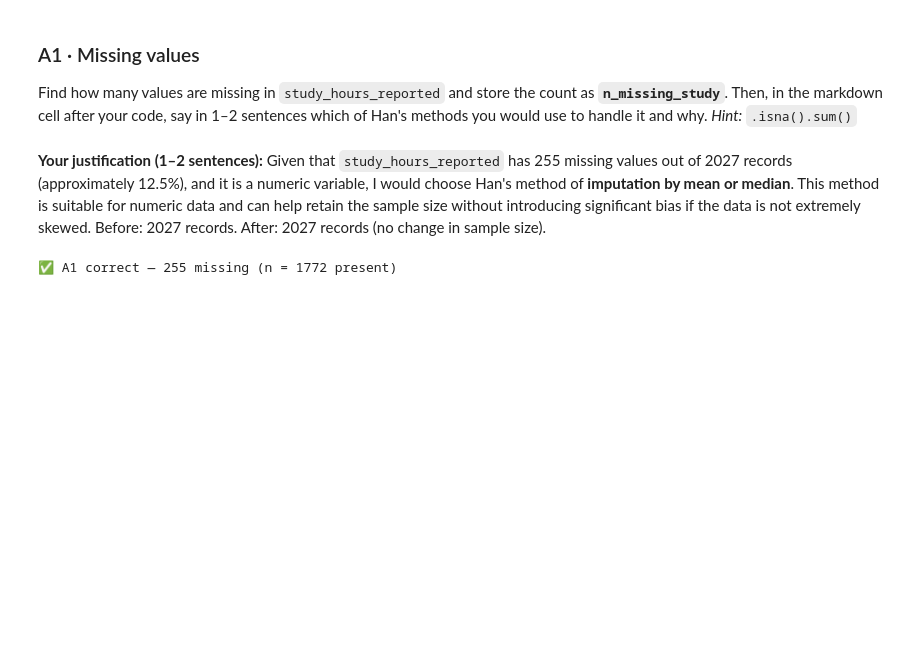
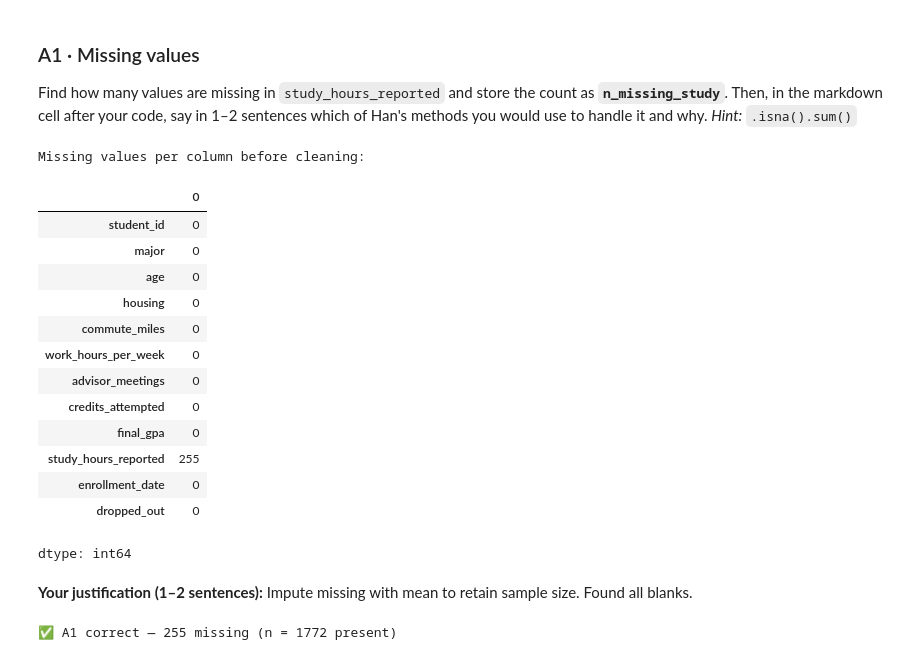
Before and after one commit to trevqxs/Trevor_INFO4670_Fall2026, a Jupyter notebook: Week5_INFO4670_Assignment2_Framework.ipynb, the cells around one changed output. Drawn from its saved outputs; the diff is of its cells as text; code cells hidden in the pictures; blank space fills up the shorter version.

```diff
--- a/Week5_INFO4670_Assignment2_Framework.ipynb
+++ b/Week5_INFO4670_Assignment2_Framework.ipynb
@@ -44,5 +46,28 @@ n_missing_study = students['study_hours_reported'].isna().sum()
-# %% [markdown]
-**Your justification (1–2 sentences):** Given that `study_hours_reported` has 255 missing values out of 2027 records (approximately 12.5%), and it is a numeric variable, I would choose Han's method of **imputation by mean or median**. This method is suitable for numeric data and can help retain the sample size without introducing significant bias if the data is not extremely skewed. Before: 2027 records. After: 2027 records (no change in sample size).
+# %%
+# Calculate the number of missing values in the 'study_hours_reported' column
+n_missing_study = students['study_hours_reported'].isna().sum()
+
+# Print and display the count of missing values for all columns in the 'students' DataFrame
+print('Missing values per column before cleaning:')
+display(students.isna().sum())
+# %% [output]
+Missing values per column before cleaning:
+|  | 0 |
+| student_id | 0 |
+| major | 0 |
+| age | 0 |
+| housing | 0 |
+| commute_miles | 0 |
+| work_hours_per_week | 0 |
+| advisor_meetings | 0 |
+| credits_attempted | 0 |
+| final_gpa | 0 |
+| study_hours_reported | 255 |
+| enrollment_date | 0 |
+| dropped_out | 0 |
+dtype: int64
+# %% [markdown]
+**Your justification (1–2 sentences):** Impute missing with mean to retain sample size. Found all blanks.
 # %%
 # ✅ Check
 try:
```
Also changed, not shown: parts of 24 cells of this notebook.
